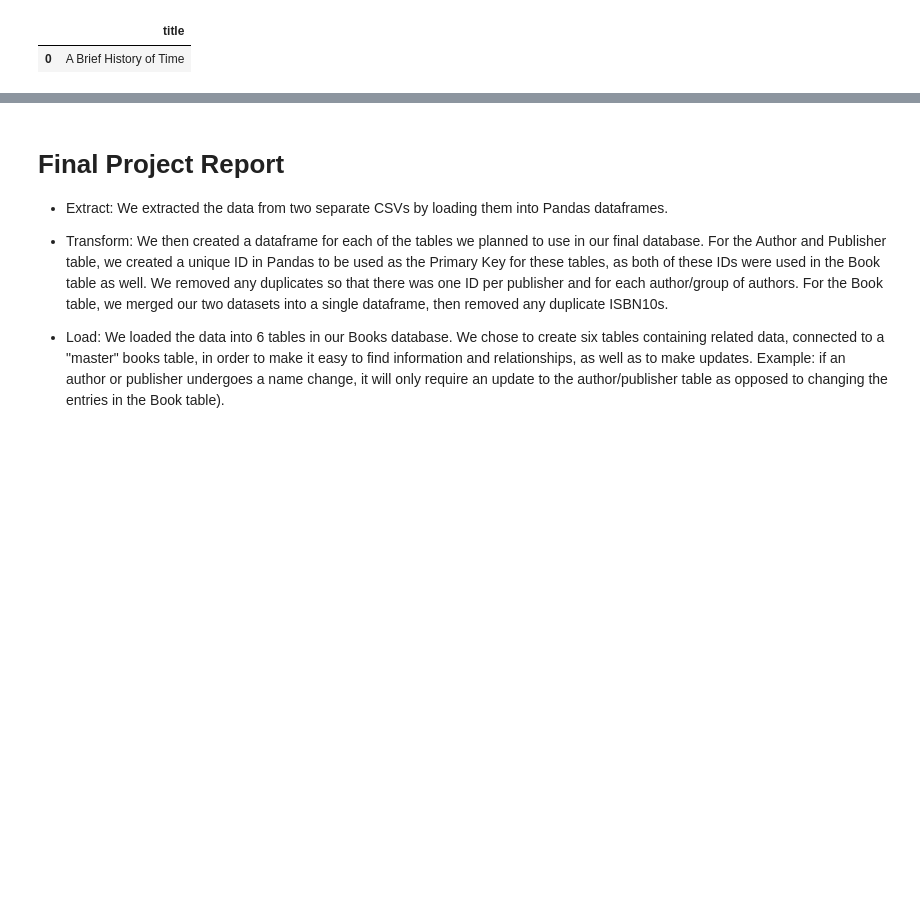
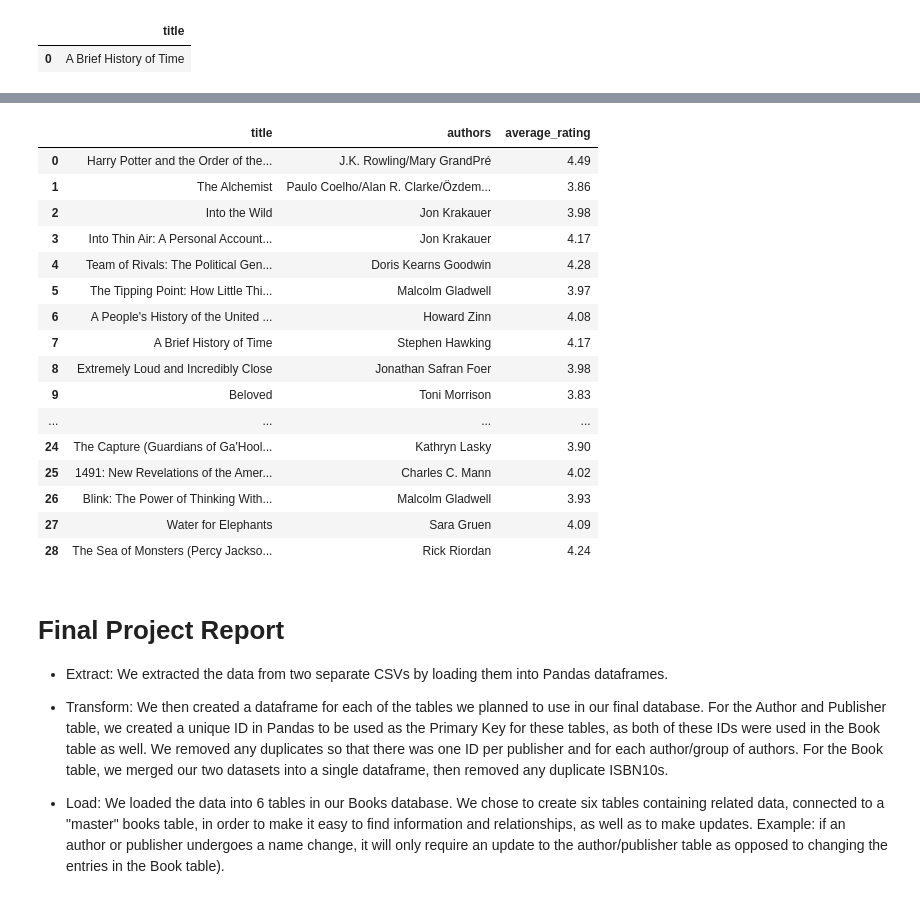
Before and after one commit to schwamb/etl_project, a Jupyter notebook: ETLproject.ipynb, the cells around one changed output, grey strips where cells are left out. Cells and saved outputs as stored; diff of their text form; code cells hidden in the pictures; blank space fills up the shorter version.

```diff
--- a/ETLproject.ipynb
+++ b/ETLproject.ipynb
@@ -412,3 +452,32 @@ science_bestsellers
+# %%
+#Pull title, author and average Goodreads rating
+ratings = pd.read_sql("""select book.title, authors.authors, review.average_rating
+from
+review
+join book
+on review.isbn10 = book.isbn10
+join authors
+on authors.id = book.author_id""", conn)
+
+ratings
+# %% [output]
+|  | title | authors | average_rating |
+| 0 | Harry Potter and the Order of the... | J.K. Rowling/Mary GrandPré | 4.49 |
+| 1 | The Alchemist | Paulo Coelho/Alan R. Clarke/Özdem... | 3.86 |
+| 2 | Into the Wild | Jon Krakauer | 3.98 |
+| 3 | Into Thin Air: A Personal Account... | Jon Krakauer | 4.17 |
+| 4 | Team of Rivals: The Political Gen... | Doris Kearns Goodwin | 4.28 |
+| 5 | The Tipping Point: How Little Thi... | Malcolm Gladwell | 3.97 |
+| 6 | A People's History of the United ... | Howard Zinn | 4.08 |
+| 7 | A Brief History of Time | Stephen Hawking | 4.17 |
+| 8 | Extremely Loud and Incredibly Close | Jonathan Safran Foer | 3.98 |
+| 9 | Beloved | Toni Morrison | 3.83 |
+| ... | ... | ... | ... |
+| 24 | The Capture (Guardians of Ga'Hool... | Kathryn Lasky | 3.90 |
+| 25 | 1491: New Revelations of the Amer... | Charles C. Mann | 4.02 |
+| 26 | Blink: The Power of Thinking With... | Malcolm Gladwell | 3.93 |
+| 27 | Water for Elephants | Sara Gruen | 4.09 |
+| 28 | The Sea of Monsters (Percy Jackso... | Rick Riordan | 4.24 |
 # %% [markdown]
 # Final Project Report
 
```
Also changed, not shown: parts of 3 cells of this notebook, 1 other file.
